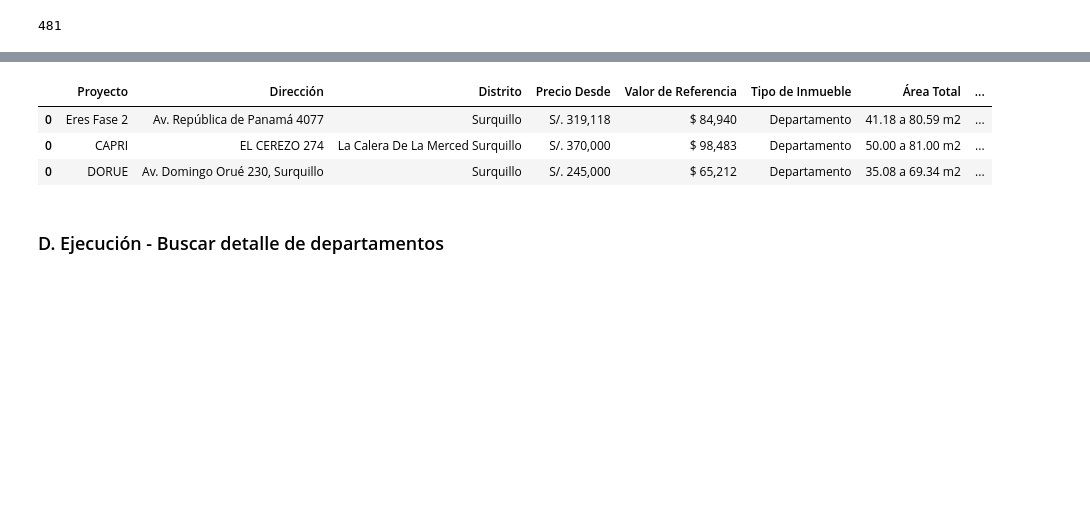
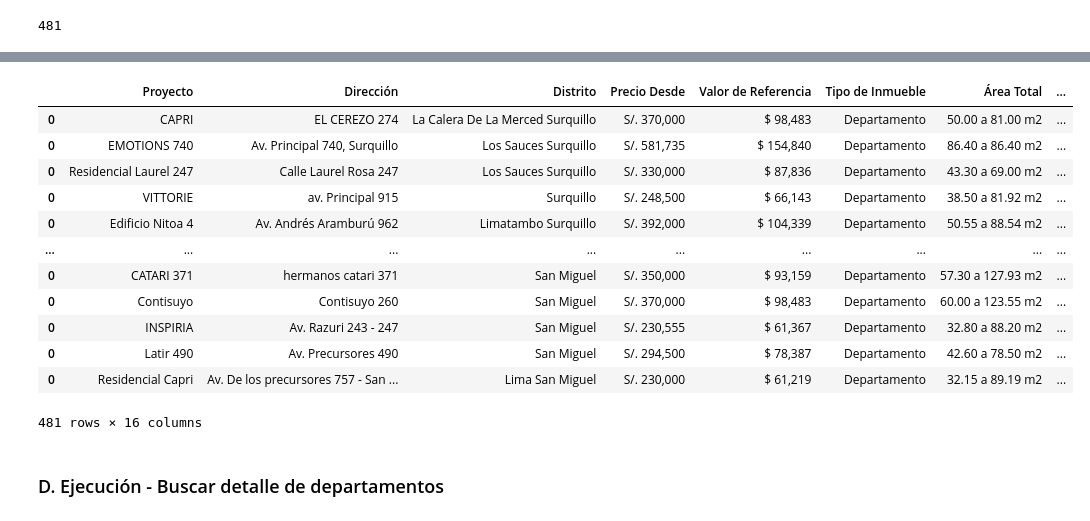
Before and after one commit to NahumFGz/NexoInmobiliarioScrapper, a Jupyter notebook: v2 - Scrapp.ipynb, the cells around one changed output, grey strips where cells are left out. Drawn from its saved outputs; the diff is of its cells as text; code cells hidden in the pictures; blank space fills up the shorter version.

```diff
--- a/v2 - Scrapp.ipynb
+++ b/v2 - Scrapp.ipynb
@@ -257,19 +316,28 @@ for url in urls_list[:10]:
 # %%
 # 1. Concatenar los DataFrames
 df_proyectos = pd.concat(dataframes_list)
 
 # 2. Crear columnas de Google Maps y Street View
 df_proyectos['Google Maps'] = df_proyectos.apply(lambda row: generar_url_google_maps(row['Latitud'], row['Longitud']), axis=1)
 df_proyectos['Street View'] = df_proyectos.apply(lambda row: generar_url_street_view(row['Latitud'], row['Longitud']), axis=1)
 
 # Eliminar las columnas de Latitud y Longitud
 df_proyectos = df_proyectos.drop(columns=['Latitud', 'Longitud'])
-df_proyectos.head(3)
+df_proyectos
 # %% [output]
 |  | Proyecto | Dirección | Distrito | Precio Desde | Valor de Referencia | Tipo de Inmueble | Área Total | ... |
-| 0 | Eres Fase 2 | Av. República de Panamá 4077 | Surquillo | S/. 319,118 | $ 84,940 | Departamento | 41.18 a 80.59 m2 | ... |
 | 0 | CAPRI | EL CEREZO 274 | La Calera De La Merced Surquillo | S/. 370,000 | $ 98,483 | Departamento | 50.00 a 81.00 m2 | ... |
-| 0 | DORUE | Av. Domingo Orué 230, Surquillo | Surquillo | S/. 245,000 | $ 65,212 | Departamento | 35.08 a 69.34 m2 | ... |
+| 0 | EMOTIONS 740 | Av. Principal 740, Surquillo | Los Sauces Surquillo | S/. 581,735 | $ 154,840 | Departamento | 86.40 a 86.40 m2 | ... |
+| 0 | Residencial Laurel 247 | Calle Laurel Rosa 247 | Los Sauces Surquillo | S/. 330,000 | $ 87,836 | Departamento | 43.30 a 69.00 m2 | ... |
+| 0 | VITTORIE | av. Principal 915 | Surquillo | S/. 248,500 | $ 66,143 | Departamento | 38.50 a 81.92 m2 | ... |
+| 0 | Edificio Nitoa 4 | Av. Andrés Aramburú 962 | Limatambo Surquillo | S/. 392,000 | $ 104,339 | Departamento | 50.55 a 88.54 m2 | ... |
+| ... | ... | ... | ... | ... | ... | ... | ... | ... |
+| 0 | CATARI 371 | hermanos catari 371 | San Miguel | S/. 350,000 | $ 93,159 | Departamento | 57.30 a 127.93 m2 | ... |
+| 0 | Contisuyo | Contisuyo 260 | San Miguel | S/. 370,000 | $ 98,483 | Departamento | 60.00 a 123.55 m2 | ... |
+| 0 | INSPIRIA | Av. Razuri 243 - 247 | San Miguel | S/. 230,555 | $ 61,367 | Departamento | 32.80 a 88.20 m2 | ... |
+| 0 | Latir 490 | Av. Precursores 490 | San Miguel | S/. 294,500 | $ 78,387 | Departamento | 42.60 a 78.50 m2 | ... |
+| 0 | Residencial Capri | Av. De los precursores 757 - San ... | Lima San Miguel | S/. 230,000 | $ 61,219 | Departamento | 32.15 a 89.19 m2 | ... |
+481 rows × 16 columns
 # %% [markdown]
 ### D. Ejecución - Buscar detalle de departamentos
 # %%
```
Also changed, not shown: parts of 9 cells of this notebook, 16 other files.
